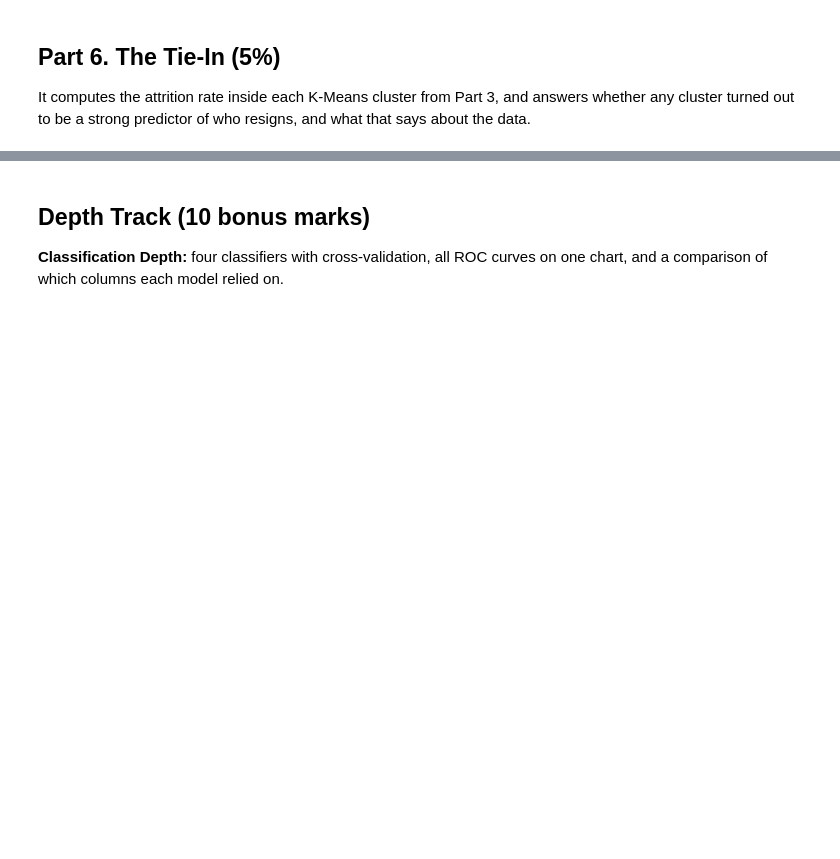
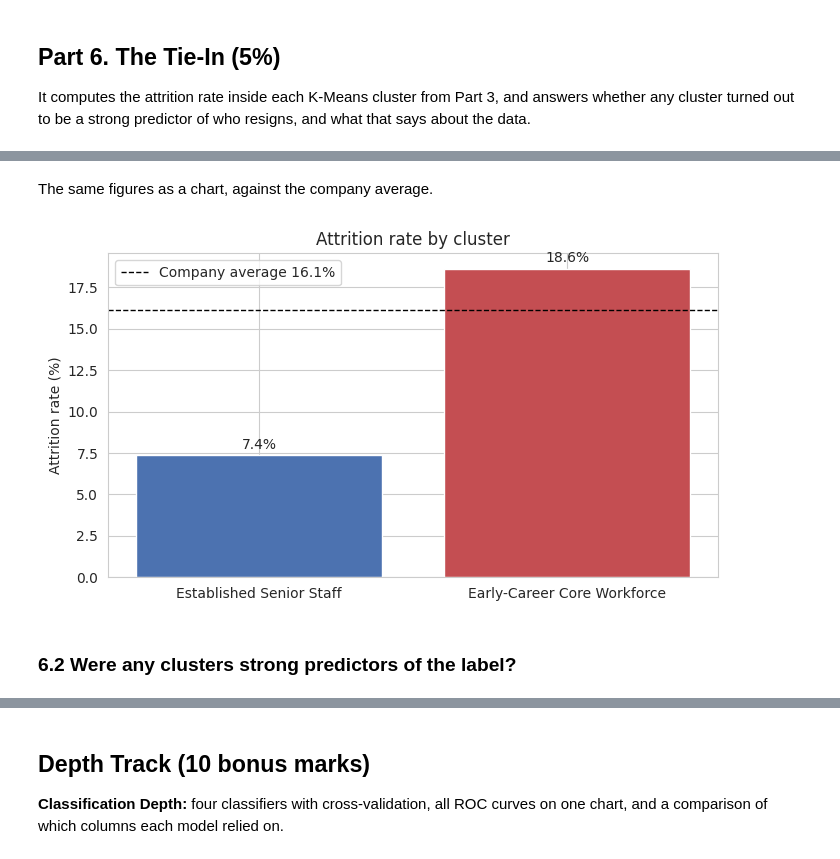
Before and after one commit to Praise-Oluwasikemi/TS-Academy-Group-4-IBM-HR-Analytics-Attrition, a Jupyter notebook: group_04_yourname.ipynb, the cells around one changed output, grey strips where cells are left out. Saved outputs shown, nothing was run; the diff lists cells and outputs as text; code cells hidden in the pictures; blank space fills up the shorter version.

```diff
--- a/group_04_yourname.ipynb
+++ b/group_04_yourname.ipynb
@@ -1330,0 +1631,20 @@ says about the data.
+# %%
+# The positive-class rate inside each cluster from Part 3.
+company_rate = y.mean()
+
+tie_in = df_fe.groupby('Cluster')['Attrition'].agg(
+    Employees='size', Leavers='sum', rate='mean')
+tie_in['Attrition rate (%)'] = (100 * tie_in['rate']).round(1)
+tie_in['Difference vs company (pp)'] = (100 * (tie_in['rate'] - company_rate)).round(1)
+tie_in['Lift'] = (tie_in['rate'] / company_rate).round(2)
+tie_in['Cluster name'] = pd.Series(cluster_names)
+
+print('Company-wide attrition rate: %.1f%%' % (100 * company_rate))
+print()
+print('Where the %d leavers sit:' % int(y.sum()))
+for c in sorted(df_fe['Cluster'].unique()):
+    n = int(((df_fe['Cluster'] == c) & (df_fe['Attrition'] == 1)).sum())
+    print('  Cluster %d: %3d leavers (%.1f%% of everyone who left)' % (c, n, 100 * n / y.sum()))
+print()
+tie_in[['Cluster name', 'Employees', 'Leavers', 'Attrition rate (%)',
+        'Difference vs company (pp)', 'Lift']]
@@ -1330,0 +1661,21 @@ says about the data.
+# %% [markdown]
+The same figures as a chart, against the company average.
+# %%
+# Attrition rate per cluster against the company average.
+fig, ax = plt.subplots(figsize=(7, 4))
+rates = 100 * df_fe.groupby('Cluster')['Attrition'].mean()
+bars = ax.bar([cluster_names[c] for c in rates.index], rates.values,
+              color=['#4C72B0', '#C44E52'])
+ax.axhline(100 * company_rate, ls='--', c='k', lw=1,
+           label='Company average %.1f%%' % (100 * company_rate))
+for b, v in zip(bars, rates.values):
+    ax.text(b.get_x() + b.get_width() / 2, v + 0.4, '%.1f%%' % v, ha='center')
+ax.set_ylabel('Attrition rate (%)')
+ax.set_title('Attrition rate by cluster')
+ax.legend()
+plt.tight_layout()
+plt.show()
+# %% [output]
+[figure, added]
+# %% [markdown]
+### 6.2 Were any clusters strong predictors of the label?
```
Also changed, not shown: parts of 56 cells of this notebook.
